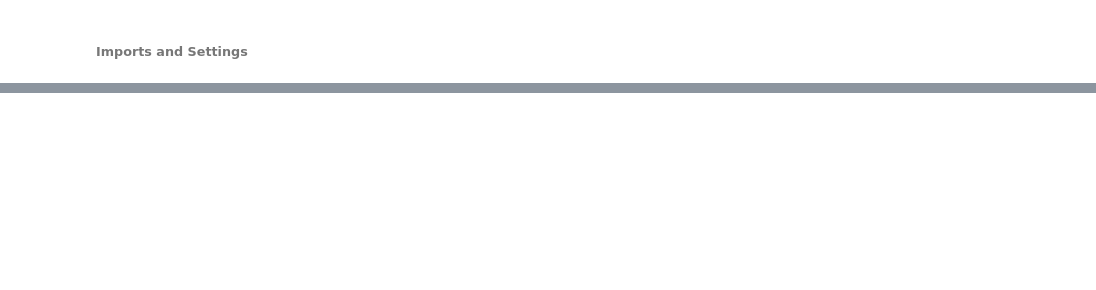
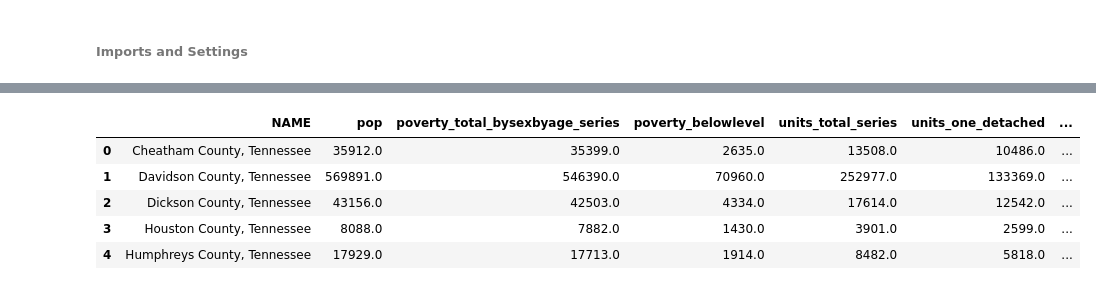
Before and after one commit to Greater-Nashville-Regional-Council/Regional-Planning, a Jupyter notebook: 1. Comprehensive Plans/notebooks/2. Decennial SF3 2000 Pulls.ipynb, the cells around one changed output, grey strips where cells are left out. Drawn from its saved outputs; the diff is of its cells as text; code cells hidden in the pictures; blank space fills up the shorter version.

Commit message:
all pulls and calculations complete except subject table

```diff
--- a/1. Comprehensive Plans/notebooks/2. Decennial SF3 2000 Pulls.ipynb
+++ b/1. Comprehensive Plans/notebooks/2. Decennial SF3 2000 Pulls.ipynb
@@ -36,0 +991,40 @@ api_key = keys_dict_2['CENSUS']
+# %%
+GNRCCounties = [data['Stewart County, Tennessee'],data['Montgomery County, Tennessee'],data['Houston County, Tennessee'],data['Humphreys County, Tennessee'],
+                data['Dickson County, Tennessee'],data['Cheatham County, Tennessee'],data['Robertson County, Tennessee'],data['Sumner County, Tennessee'],
+                data['Davidson County, Tennessee'],data['Wilson County, Tennessee'],data['Trousdale County, Tennessee'],data['Williamson County, Tennessee'],
+                data['Rutherford County, Tennessee']]
+data['GNRC'] = sum(GNRCCounties)
+# %%
+MPOCounties = [data['Robertson County, Tennessee'],data['Sumner County, Tennessee'],data['Davidson County, Tennessee'],data['Wilson County, Tennessee'],
+               data['Williamson County, Tennessee'],data['Rutherford County, Tennessee'],data['Maury County, Tennessee']]
+data['MPO'] = sum(MPOCounties)
+# %%
+RuthInc = [data['Eagleville city, Tennessee'],data['La Vergne city, Tennessee'],data['Murfreesboro city, Tennessee'],data['Smyrna town, Tennessee']]
+data['Rutherford Incorporated'] = sum(RuthInc)
+data['Rutherford Unincorporated'] = data['Rutherford County, Tennessee'] - data['Rutherford Incorporated']
+WilsonInc = [data['Lebanon city, Tennessee'],data['Mount Juliet city, Tennessee'],data['Watertown city, Tennessee']]
+data['Wilson Incorporated'] = sum(WilsonInc)
+data['Wilson Unincorporated'] = data['Wilson County, Tennessee'] - data['Wilson Incorporated']
+CheathInc = [data['Ashland City town, Tennessee'],data['Kingston Springs town, Tennessee'],data['Pegram town, Tennessee'],data['Pleasant View city, Tennessee']]
+data['Cheatham Incorporated'] = sum(CheathInc)
+data['Cheatham Unincorporated'] = data['Cheatham County, Tennessee'] - data['Cheatham Incorporated']
+DicksInc = [data['Burns town, Tennessee'],data['Charlotte town, Tennessee'],data['Dickson city, Tennessee'],data['Slayden town, Tennessee'],
+            data['Vanleer town, Tennessee'],data['White Bluff town, Tennessee']]
+data['Dickson Incorporated'] = sum(DicksInc)
+data['Dickson Unincorporated'] = data['Dickson County, Tennessee'] - data['Dickson Incorporated']
+HumphInc = [data['McEwen city, Tennessee'],data['New Johnsonville city, Tennessee'],data['Waverly city, Tennessee']]
+data['Humphreys Incorporated'] = sum(HumphInc)
+data['Humphreys Unincorporated'] = data['Humphreys County, Tennessee'] - data['Humphreys Incorporated']
+data['Montgomery Incorporated'] = data['Clarksville city, Tennessee']
+data['Montgomery Unincorporated'] = data['Montgomery County, Tennessee'] - data['Montgomery Incorporated']
+# %%
+data = data.transpose().reset_index()
+# %%
+data.head()
+# %% [output]
+|  | NAME | pop | poverty_total_bysexbyage_series | poverty_belowlevel | units_total_series | units_one_detached | ... |
+| 0 | Cheatham County, Tennessee | 35912.0 | 35399.0 | 2635.0 | 13508.0 | 10486.0 | ... |
+| 1 | Davidson County, Tennessee | 569891.0 | 546390.0 | 70960.0 | 252977.0 | 133369.0 | ... |
+| 2 | Dickson County, Tennessee | 43156.0 | 42503.0 | 4334.0 | 17614.0 | 12542.0 | ... |
+| 3 | Houston County, Tennessee | 8088.0 | 7882.0 | 1430.0 | 3901.0 | 2599.0 | ... |
+| 4 | Humphreys County, Tennessee | 17929.0 | 17713.0 | 1914.0 | 8482.0 | 5818.0 | ... |
```
Also changed, not shown: parts of 49 cells of this notebook, 26 other files.
